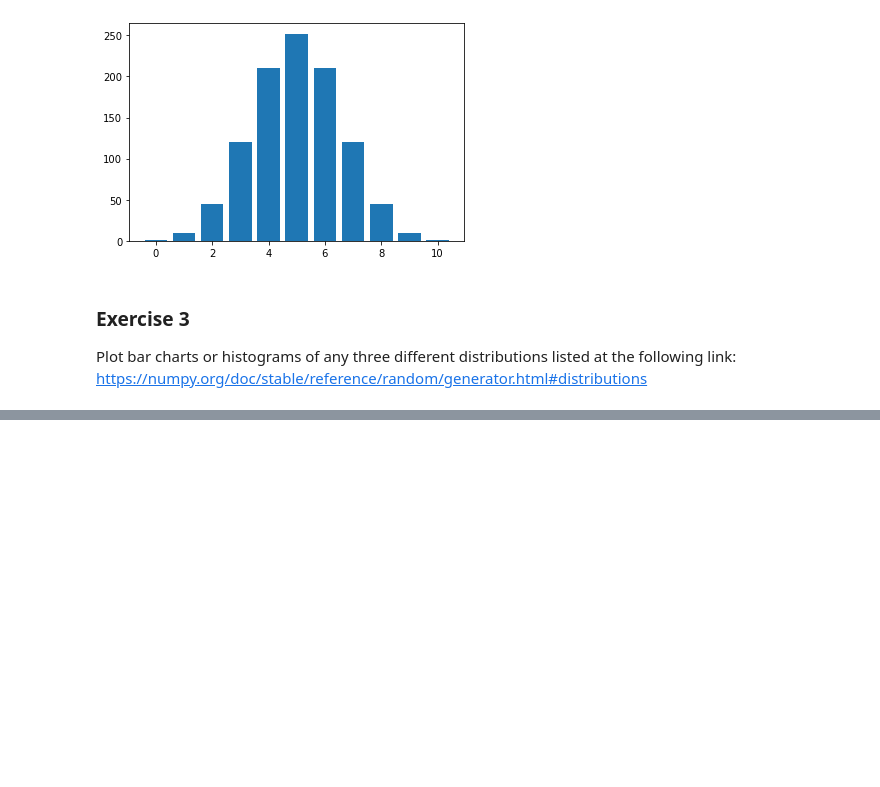
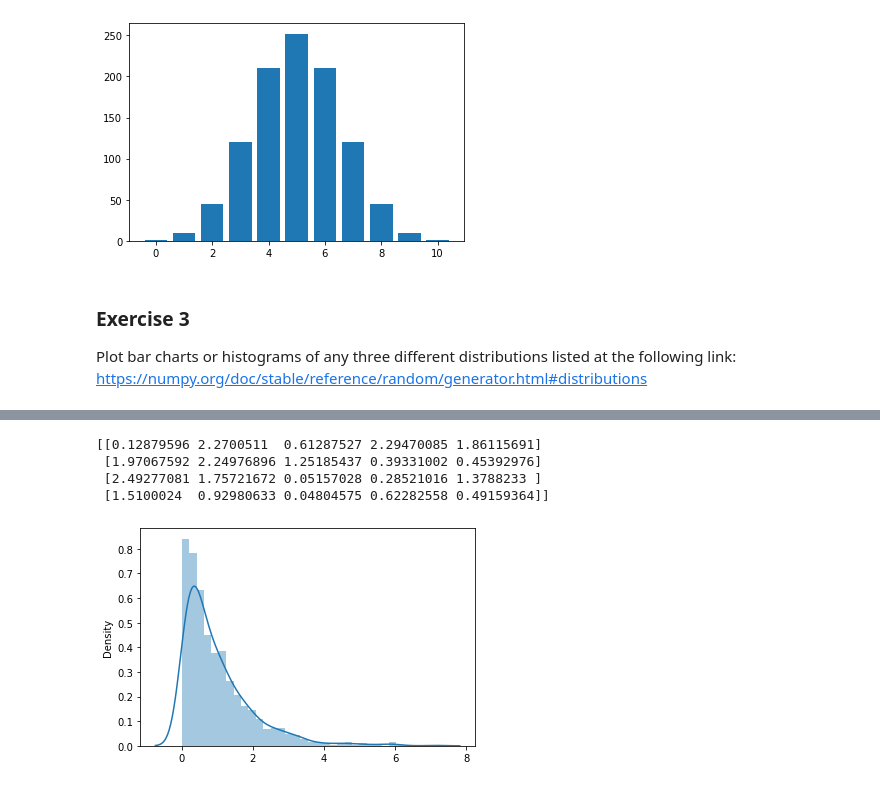
Before and after one commit to LaisColetta/funddata-assessments, a Jupyter notebook: practicals/02-randomness-exercises.ipynb, the cells around one changed output, grey strips where cells are left out. Cells and saved outputs as stored; diff of their text form; code cells hidden in the pictures; blank space fills up the shorter version.

```diff
--- a/practicals/02-randomness-exercises.ipynb
+++ b/practicals/02-randomness-exercises.ipynb
@@ -167,0 +222,15 @@ Reference: https://www.mathworks.com/help/stats/gamma-distribution.html
+# %%
+x = random.gamma(shape=1, scale=1, size=(4,5))
+
+print(x)
+# %% [output]
+[[0.12879596 2.2700511  0.61287527 2.29470085 1.86115691]
+ [1.97067592 2.24976896 1.25185437 0.39331002 0.45392976]
+ [2.49277081 1.75721672 0.05157028 0.28521016 1.3788233 ]
+ [1.5100024  0.92980633 0.04804575 0.62282558 0.49159364]]
+# %%
+sns.distplot(random.gamma(shape=1, scale=1, size=1000))
+
+plt.show()
+# %% [output]
+[figure, added]
```
Also changed, not shown: parts of 9 cells of this notebook.
